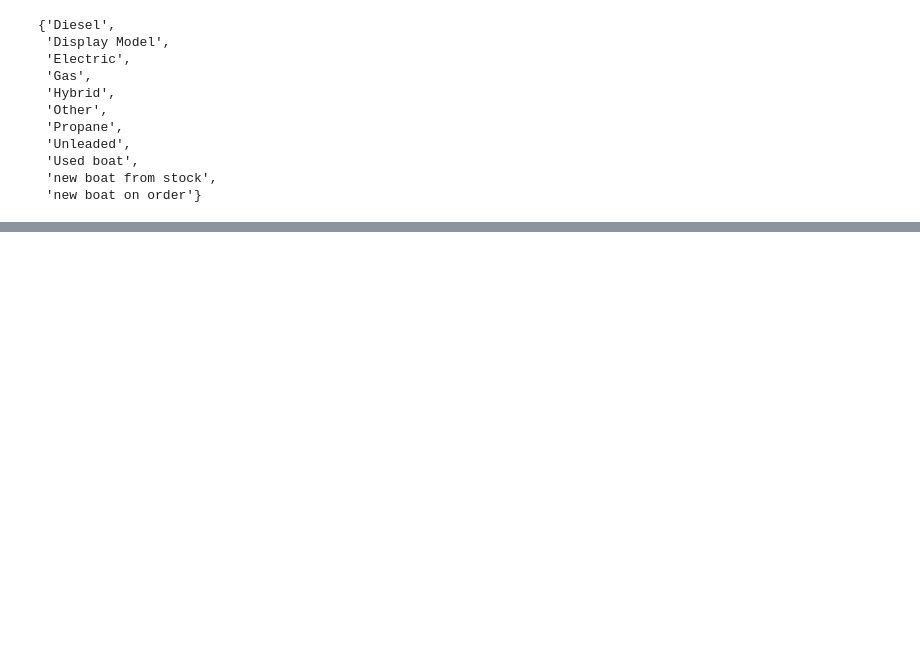
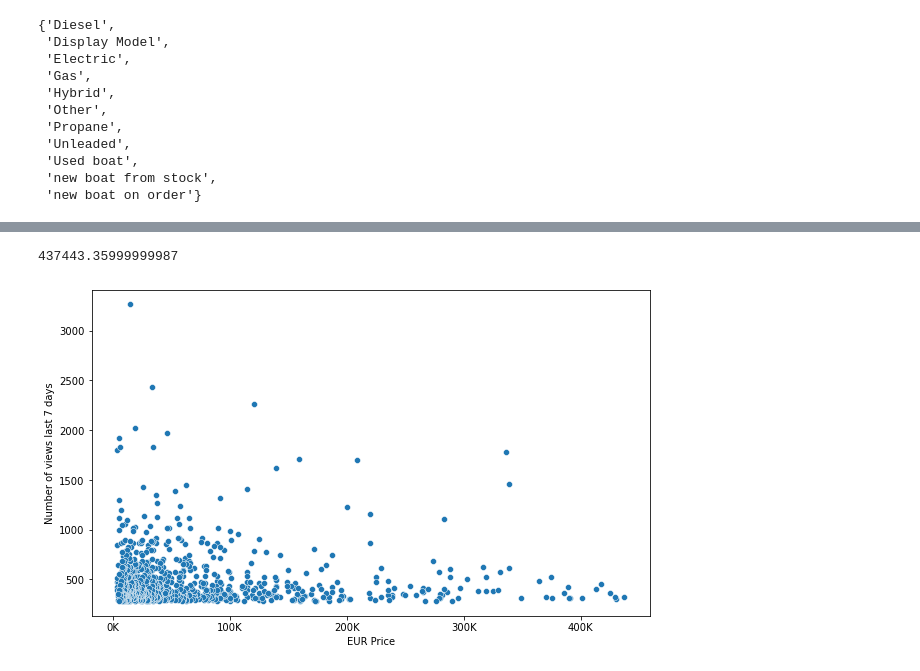
Before and after one commit to RayRayCoding/my_jupyter_notebooks, a Jupyter notebook: DataCamp/BoatADSuggestion.ipynb, the cells around one changed output, grey strips where cells are left out. Drawn from its saved outputs; the diff is of its cells as text; code cells hidden in the pictures; blank space fills up the shorter version.

```diff
--- a/DataCamp/BoatADSuggestion.ipynb
+++ b/DataCamp/BoatADSuggestion.ipynb
@@ -384,0 +352,14 @@ plt.show()
+# %%
+num = new_df["EUR Price"].quantile(0.95)
+print(num)
+new_df_normal_price = new_df = new_df[new_df["EUR Price"] < num]
+g = sns.scatterplot(
+    data=new_df_normal_price, y="Number of views last 7 days", x="EUR Price"
+)
+xlabels = ["{:,}".format(int(x)) + "K" for x in g.get_xticks() / 1000]
+g.set_xticklabels(xlabels)
+
+plt.show()
+# %% [output]
+437443.35999999987
+[figure, added]
```
Also changed, not shown: parts of 31 cells of this notebook.
